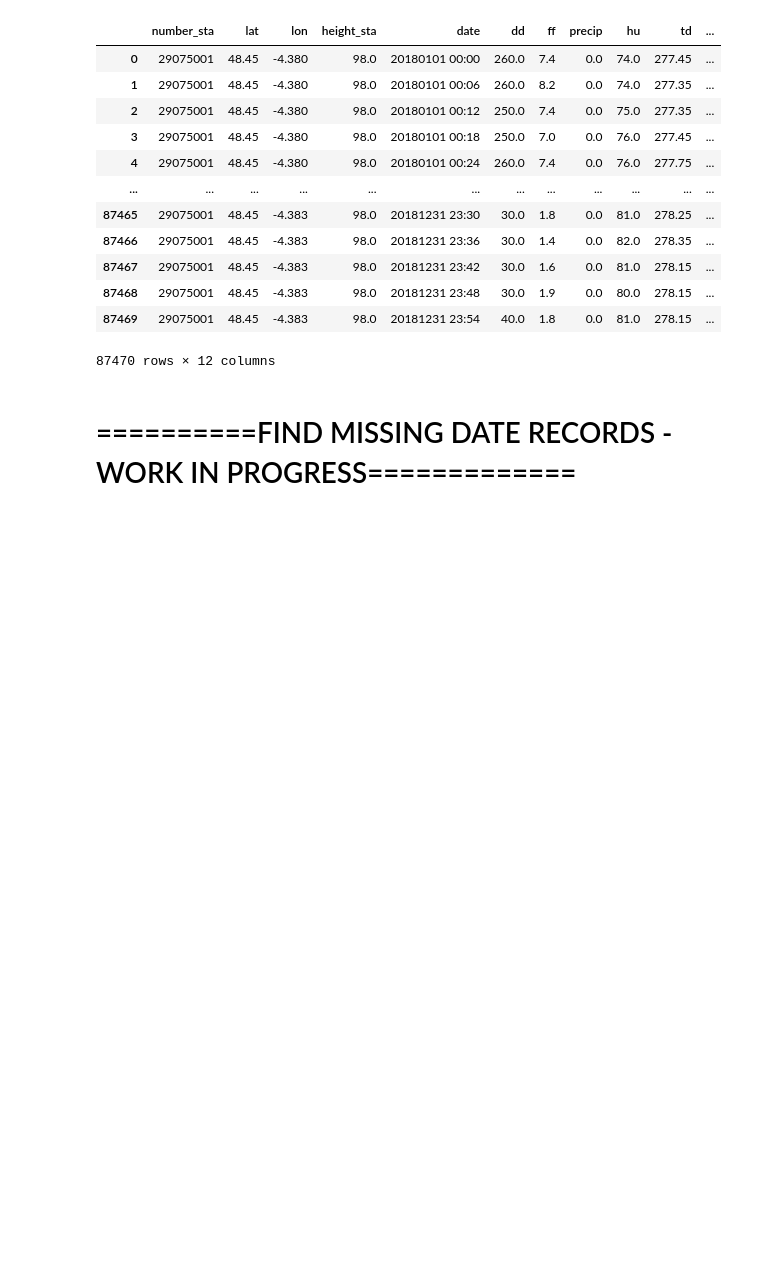
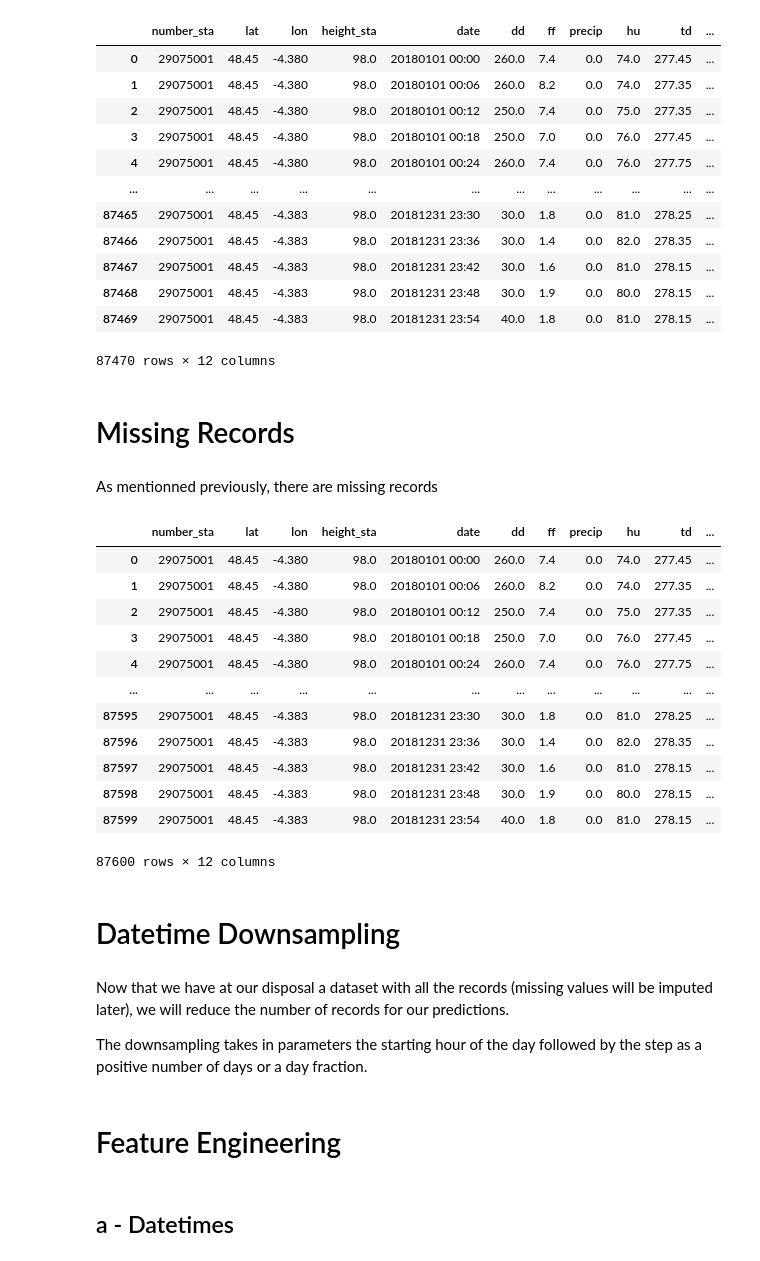
Before and after one commit to Paul-Bacher/Weather-Forecast, a Jupyter notebook: temperature-forecast-meteo-france.ipynb, the cells around one changed output. Cells and saved outputs as stored; diff of their text form; code cells hidden in the pictures; blank space fills up the shorter version.

```diff
--- a/temperature-forecast-meteo-france.ipynb
+++ b/temperature-forecast-meteo-france.ipynb
@@ -113,12 +128,0 @@ The function must calculate the distance between the chosen coordinate point and
-# %%
-# Returns the closest station from the chosen coordinates
-def get_closest_station(df, latitude, longitude):
-    dy = abs(df['lat'] - latitude)
-    dx = abs(df['lon'] - longitude)
-    distance = np.sqrt(dx**2 + dy**2)
-
-    # Get the station with the shortest distance
-    closest_station_row = np.argmin(distance)
-    closest_station_id = int(df.iloc[closest_station_row]['number_sta'])
-
-    return closest_station_id, closest_station_row
@@ -173,5 +208,57 @@ data_station
 | 87468 | 29075001 | 48.45 | -4.383 | 98.0 | 20181231 23:48 | 30.0 | 1.9 | 0.0 | 80.0 | 278.15 | ... |
 | 87469 | 29075001 | 48.45 | -4.383 | 98.0 | 20181231 23:54 | 40.0 | 1.8 | 0.0 | 81.0 | 278.15 | ... |
 87470 rows × 12 columns
-# %% [markdown]
-# ==========FIND MISSING DATE RECORDS - WORK IN PROGRESS=============
+# %% [markdown]
+# Missing Records
+# %% [markdown]
+As mentionned previously, there are missing records
+# %%
+# Get missing records from to the closest station
+def fill_in_missing_records(df):
+    df = df.copy()
+
+    full_time_range = pd.Series(pd.date_range(dt.datetime(2018, 1, 1, hour=0, minute=0), periods=87600, freq='6min'), name='date')
+
+    r = 2
+    while len(df) != 87600:
+
+        # Datetimes
+        current_times = df['date']
+        missing_times = full_time_range[full_time_range.isin(current_times) == False]
+
+        # Get the missing data
+        new_id = get_closest_station(station_lat, station_lon, rank=r)[0]
+        new_data_station = data0[data0['number_sta'] == new_id].reset_index(drop=True)
+        missing_data = new_data_station[pd.to_datetime(new_data_station['date']).isin(missing_times)]
+
+        # Concatenate
+        df = pd.concat([df, missing_data], axis=0)
+
+        r += 1
+
+    df = df.sort_values(by='date').reset_index(drop=True)
+
+    return df
+# %%
+data_station = fill_in_missing_records(data_station)
+data_station
+# %% [output]
+|  | number_sta | lat | lon | height_sta | date | dd | ff | precip | hu | td | ... |
+| 0 | 29075001 | 48.45 | -4.380 | 98.0 | 20180101 00:00 | 260.0 | 7.4 | 0.0 | 74.0 | 277.45 | ... |
+| 1 | 29075001 | 48.45 | -4.380 | 98.0 | 20180101 00:06 | 260.0 | 8.2 | 0.0 | 74.0 | 277.35 | ... |
+| 2 | 29075001 | 48.45 | -4.380 | 98.0 | 20180101 00:12 | 250.0 | 7.4 | 0.0 | 75.0 | 277.35 | ... |
+| 3 | 29075001 | 48.45 | -4.380 | 98.0 | 20180101 00:18 | 250.0 | 7.0 | 0.0 | 76.0 | 277.45 | ... |
+| 4 | 29075001 | 48.45 | -4.380 | 98.0 | 20180101 00:24 | 260.0 | 7.4 | 0.0 | 76.0 | 277.75 | ... |
+| ... | ... | ... | ... | ... | ... | ... | ... | ... | ... | ... | ... |
+| 87595 | 29075001 | 48.45 | -4.383 | 98.0 | 20181231 23:30 | 30.0 | 1.8 | 0.0 | 81.0 | 278.25 | ... |
+| 87596 | 29075001 | 48.45 | -4.383 | 98.0 | 20181231 23:36 | 30.0 | 1.4 | 0.0 | 82.0 | 278.35 | ... |
+| 87597 | 29075001 | 48.45 | -4.383 | 98.0 | 20181231 23:42 | 30.0 | 1.6 | 0.0 | 81.0 | 278.15 | ... |
+| 87598 | 29075001 | 48.45 | -4.383 | 98.0 | 20181231 23:48 | 30.0 | 1.9 | 0.0 | 80.0 | 278.15 | ... |
+| 87599 | 29075001 | 48.45 | -4.383 | 98.0 | 20181231 23:54 | 40.0 | 1.8 | 0.0 | 81.0 | 278.15 | ... |
+87600 rows × 12 columns
+# %% [markdown]
+# Datetime Downsampling
+# %% [markdown]
+Now that we have at our disposal a dataset with all the records (missing values will be imputed later), we will reduce the number of records for our predictions.
+
+The downsampling takes in parameters the starting hour of the day followed by the step as a positive number of days or a day fraction.
@@ -177,0 +272,4 @@ data_station
+# %% [markdown]
+# Feature Engineering
+# %% [markdown]
+## a - Datetimes
```
Also changed, not shown: parts of 29 cells of this notebook.
